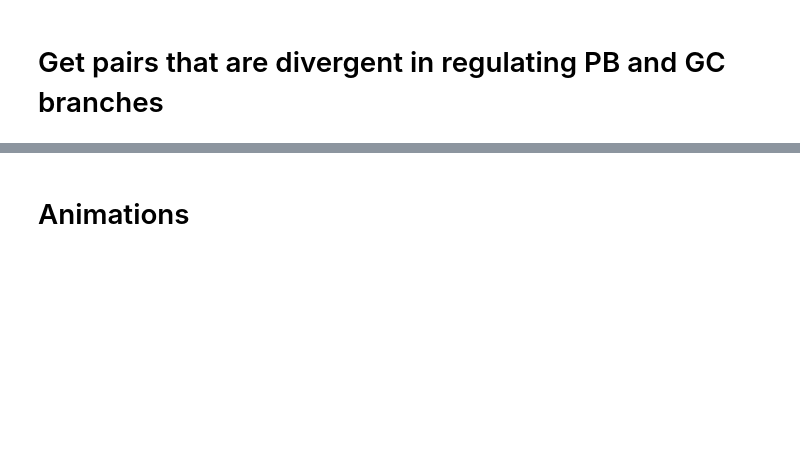
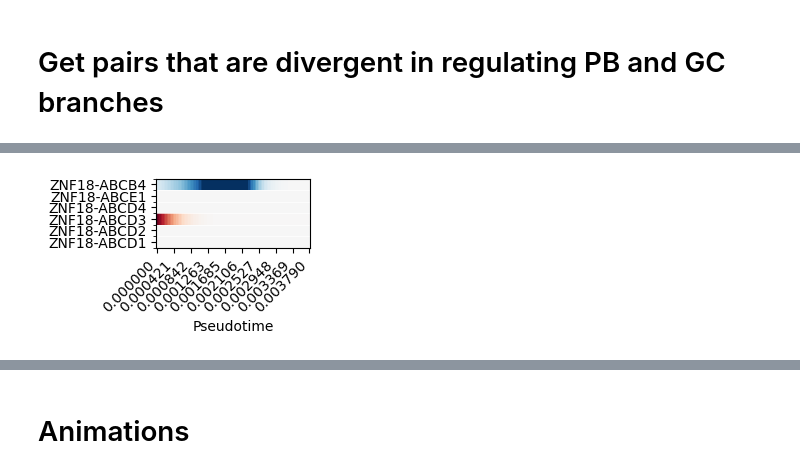
Before and after one commit to sachha-naksha/B_Cell_States, a Jupyter notebook: multiome_dynamic_regulation/py_scripts/analysis/latent_factor_dynamics.ipynb, the cells around one changed output, grey strips where cells are left out. Cells and saved outputs as stored; diff of their text form; code cells hidden in the pictures; blank space fills up the shorter version.

```diff
--- a/multiome_dynamic_regulation/py_scripts/analysis/latent_factor_dynamics.ipynb
+++ b/multiome_dynamic_regulation/py_scripts/analysis/latent_factor_dynamics.ipynb
@@ -453,0 +388,13 @@ TypeError: only integer scalar arrays can be converted to a scalar index
+# %%
+# draw the heatmap of the divergent edges
+fig, ax, cmap = fig_regulation_heatmap(
+    network=dictys_dynamic_object,
+    start=0,
+    stop=2,
+    regulations=[('ZNF18','ABCB4'),('ZNF18','ABCE1'),('ZNF18','ABCD4'),('ZNF18','ABCD3'),('ZNF18','ABCD2'),('ZNF18','ABCD1')],
+    num=100,
+    dist=0.0005,
+    cmap='RdBu'
+)
+# %% [output]
+[figure, added]
```
Also changed, not shown: parts of 15 cells of this notebook, 2 other files.
